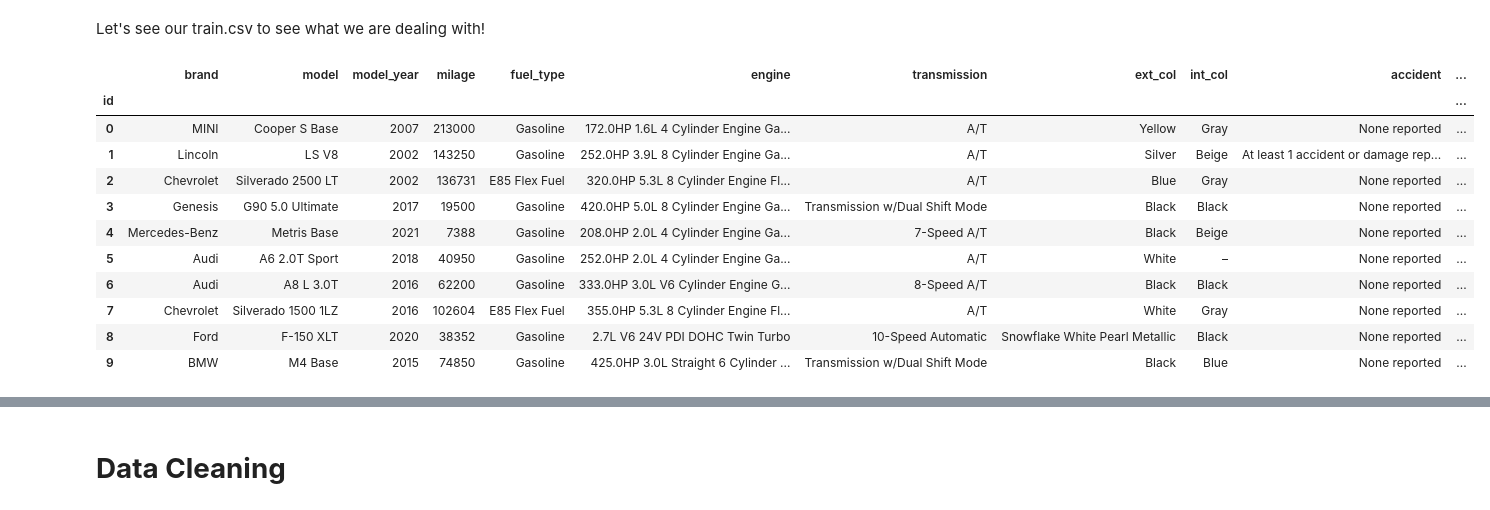
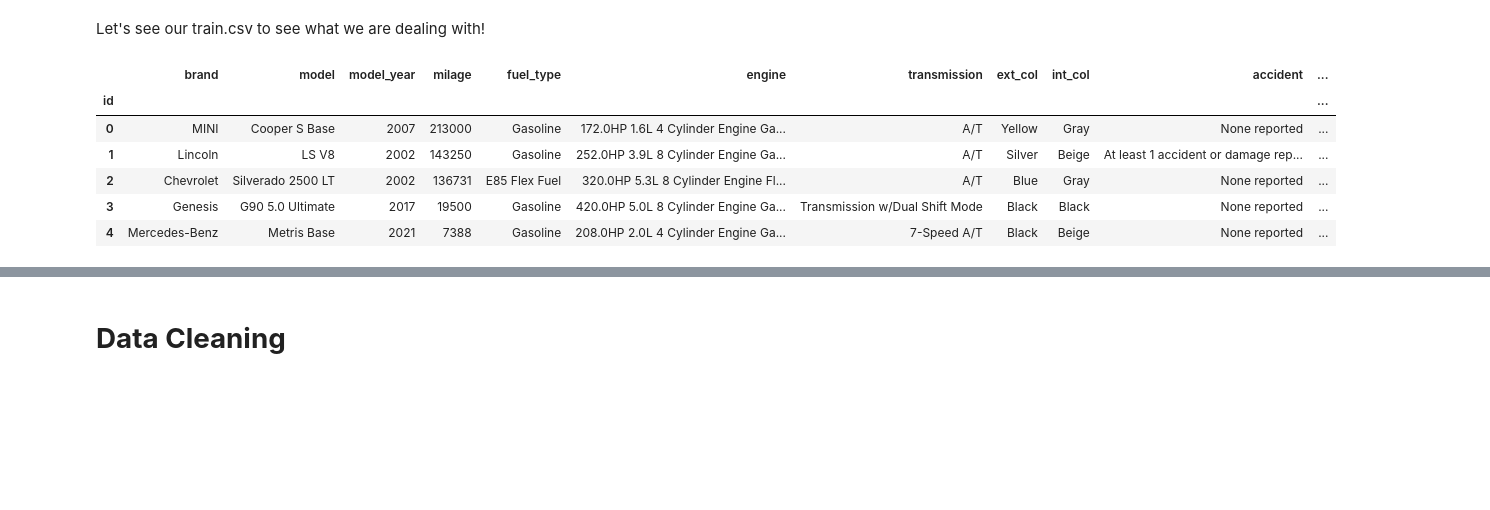
Before and after one commit to aneesakram/regression-of-used-car-prices, a Jupyter notebook: carPriceReg.ipynb, the cells around one changed output, grey strips where cells are left out. Cells and saved outputs as stored; diff of their text form; code cells hidden in the pictures; blank space fills up the shorter version.

```diff
--- a/carPriceReg.ipynb
+++ b/carPriceReg.ipynb
@@ -6,20 +6,15 @@ import numpy as np
 import matplotlib.pyplot as plt
 # %%
 train_df = pd.read_csv('./datasets/train.csv', index_col='id')
-train_df.head(10)
+train_df.head()
 # %% [output]
 |  | brand | model | model_year | milage | fuel_type | engine | transmission | ext_col | int_col | accident | ... |
 | id |  |  |  |  |  |  |  |  |  |  | ... |
 | 0 | MINI | Cooper S Base | 2007 | 213000 | Gasoline | 172.0HP 1.6L 4 Cylinder Engine Ga... | A/T | Yellow | Gray | None reported | ... |
 | 1 | Lincoln | LS V8 | 2002 | 143250 | Gasoline | 252.0HP 3.9L 8 Cylinder Engine Ga... | A/T | Silver | Beige | At least 1 accident or damage rep... | ... |
 | 2 | Chevrolet | Silverado 2500 LT | 2002 | 136731 | E85 Flex Fuel | 320.0HP 5.3L 8 Cylinder Engine Fl... | A/T | Blue | Gray | None reported | ... |
 | 3 | Genesis | G90 5.0 Ultimate | 2017 | 19500 | Gasoline | 420.0HP 5.0L 8 Cylinder Engine Ga... | Transmission w/Dual Shift Mode | Black | Black | None reported | ... |
 | 4 | Mercedes-Benz | Metris Base | 2021 | 7388 | Gasoline | 208.0HP 2.0L 4 Cylinder Engine Ga... | 7-Speed A/T | Black | Beige | None reported | ... |
-| 5 | Audi | A6 2.0T Sport | 2018 | 40950 | Gasoline | 252.0HP 2.0L 4 Cylinder Engine Ga... | A/T | White | – | None reported | ... |
-| 6 | Audi | A8 L 3.0T | 2016 | 62200 | Gasoline | 333.0HP 3.0L V6 Cylinder Engine G... | 8-Speed A/T | Black | Black | None reported | ... |
-| 7 | Chevrolet | Silverado 1500 1LZ | 2016 | 102604 | E85 Flex Fuel | 355.0HP 5.3L 8 Cylinder Engine Fl... | A/T | White | Gray | None reported | ... |
-| 8 | Ford | F-150 XLT | 2020 | 38352 | Gasoline | 2.7L V6 24V PDI DOHC Twin Turbo | 10-Speed Automatic | Snowflake White Pearl Metallic | Black | None reported | ... |
-| 9 | BMW | M4 Base | 2015 | 74850 | Gasoline | 425.0HP 3.0L Straight 6 Cylinder ... | Transmission w/Dual Shift Mode | Black | Blue | None reported | ... |
 # %%
 train_df.info()
 # %% [output]
```
Also changed, not shown: parts of 19 cells of this notebook.
